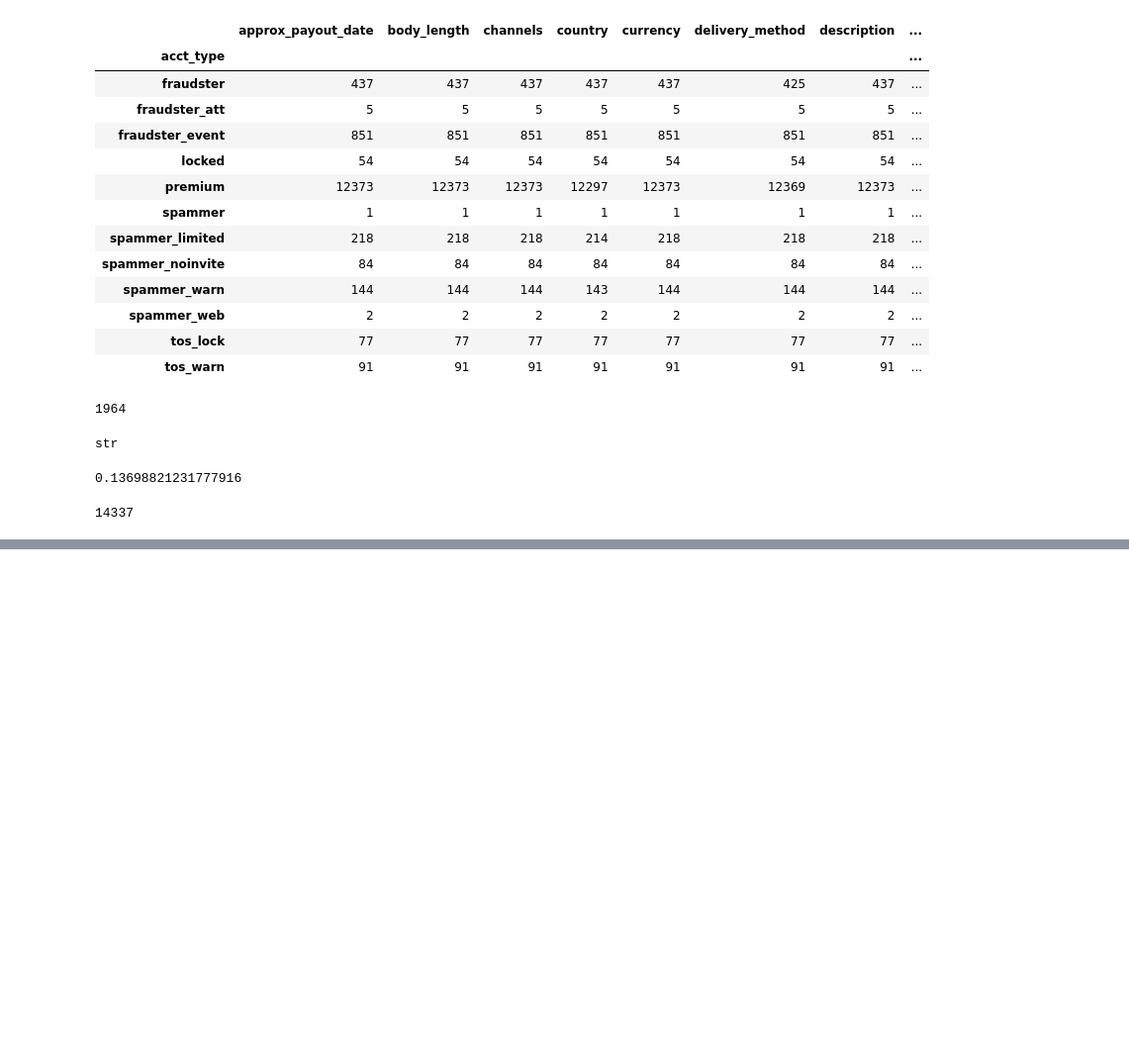
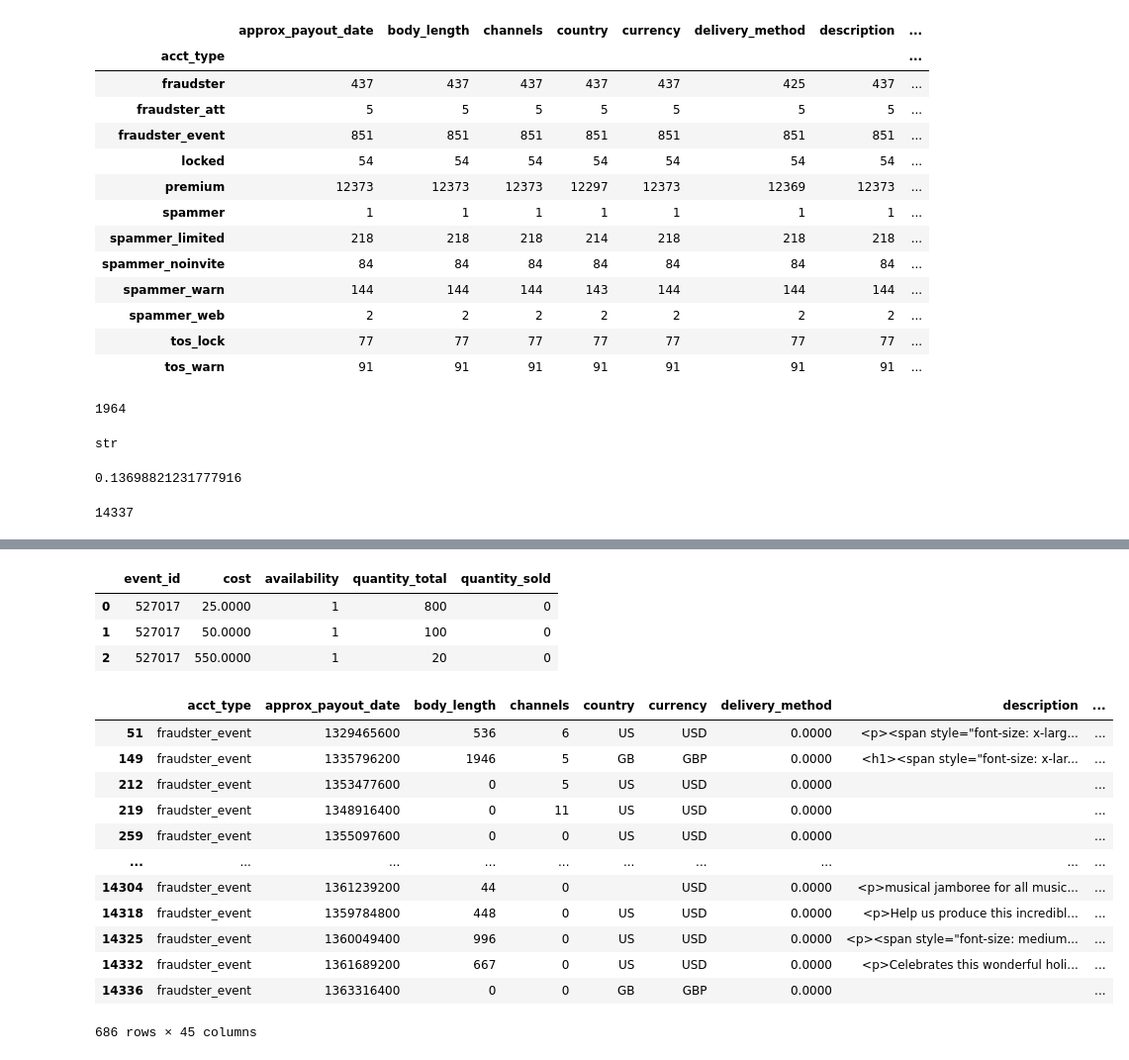
Before and after one commit to paultanger/Fraud_Detection, a Jupyter notebook: notebooks/paul_EDA.ipynb, the cells around one changed output, grey strips where cells are left out. Shown at 99% size. Saved outputs shown, nothing was run; the diff lists cells and outputs as text; code cells hidden in the pictures; blank space fills up the shorter version.

```diff
--- a/notebooks/paul_EDA.ipynb
+++ b/notebooks/paul_EDA.ipynb
@@ -122,3 +122,7 @@ data['acct_type'][~data['acct_type'].isin(['premium'])].agg('count') / len(data)
  len(data)
 # %% [output]
 14337
+# %%
+data['fraud'] = 0
+# %%
+fraud_lst = ['fraudster_att', 'fraudster_event']
@@ -124,0 +144,2 @@ data['acct_type'][~data['acct_type'].isin(['premium'])].agg('count') / len(data)
+# %%
+data['fraud'][data['acct_type'].isin(fraud_lst)] = 1
@@ -124,0 +151,2 @@ data['acct_type'][~data['acct_type'].isin(['premium'])].agg('count') / len(data)
+# %%
+nas = data[data.isna().any(axis=1)]
@@ -124,0 +170,23 @@ data['acct_type'][~data['acct_type'].isin(['premium'])].agg('count') / len(data)
+# %%
+pd.DataFrame.from_dict(data['ticket_types'][0])
+# %% [output]
+|  | event_id | cost | availability | quantity_total | quantity_sold |
+| 0 | 527017 | 25.0000 | 1 | 800 | 0 |
+| 1 | 527017 | 50.0000 | 1 | 100 | 0 |
+| 2 | 527017 | 550.0000 | 1 | 20 | 0 |
+# %%
+nas[nas['fraud'] == 1]
+# %% [output]
+|  | acct_type | approx_payout_date | body_length | channels | country | currency | delivery_method | description | ... |
+| 51 | fraudster_event | 1329465600 | 536 | 6 | US | USD | 0.0000 | <p><span style="font-size: x-larg... | ... |
+| 149 | fraudster_event | 1335796200 | 1946 | 5 | GB | GBP | 0.0000 | <h1><span style="font-size: x-lar... | ... |
+| 212 | fraudster_event | 1353477600 | 0 | 5 | US | USD | 0.0000 |  | ... |
+| 219 | fraudster_event | 1348916400 | 0 | 11 | US | USD | 0.0000 |  | ... |
+| 259 | fraudster_event | 1355097600 | 0 | 0 | US | USD | 0.0000 |  | ... |
+| ... | ... | ... | ... | ... | ... | ... | ... | ... | ... |
+| 14304 | fraudster_event | 1361239200 | 44 | 0 |  | USD | 0.0000 | <p>musical jamboree for all music... | ... |
+| 14318 | fraudster_event | 1359784800 | 448 | 0 | US | USD | 0.0000 | <p>Help us produce this incredibl... | ... |
+| 14325 | fraudster_event | 1360049400 | 996 | 0 | US | USD | 0.0000 | <p><span style="font-size: medium... | ... |
+| 14332 | fraudster_event | 1361689200 | 667 | 0 | US | USD | 0.0000 | <p>Celebrates this wonderful holi... | ... |
+| 14336 | fraudster_event | 1363316400 | 0 | 0 | GB | GBP | 0.0000 |  | ... |
+686 rows × 45 columns
```
Also changed, not shown: parts of 14 cells of this notebook, 3 other files.
